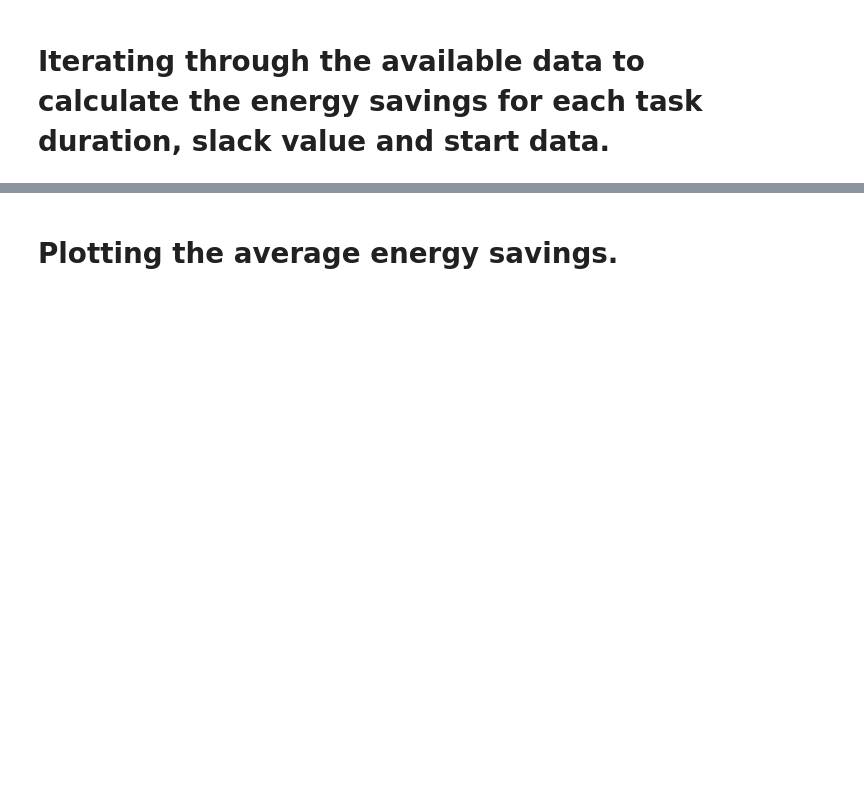
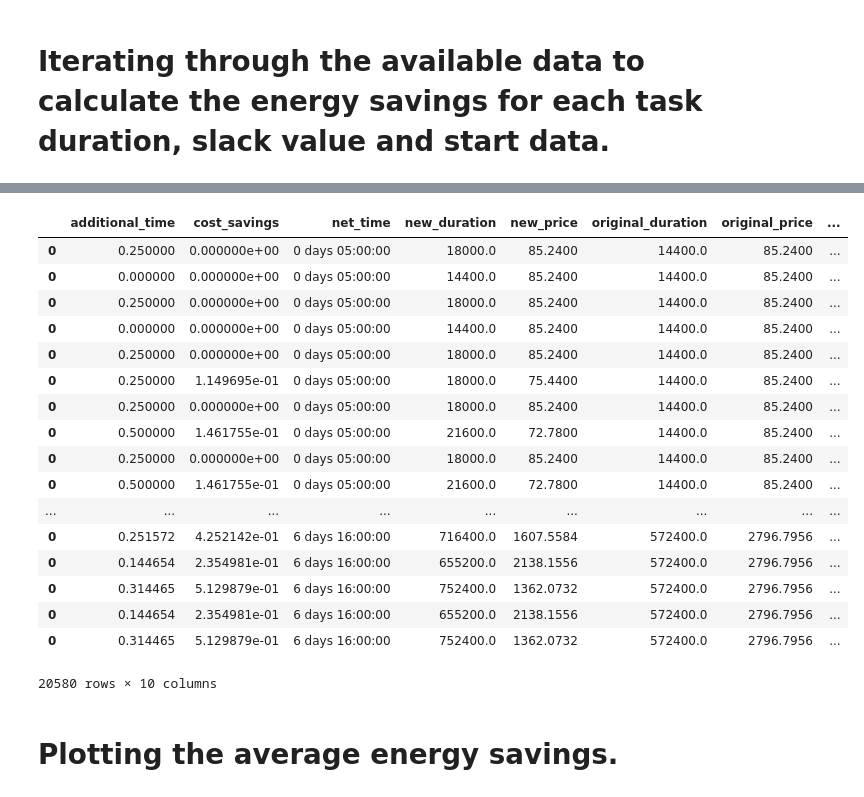
Before and after one commit to MBasalla/Principles-of-Green-Data-Science, a Jupyter notebook: Principle_3_1/principle_3_1.ipynb, the cells around one changed output, grey strips where cells are left out. Saved outputs shown, nothing was run; the diff lists cells and outputs as text; code cells hidden in the pictures; blank space fills up the shorter version.

```diff
--- a/Principle_3_1/principle_3_1.ipynb
+++ b/Principle_3_1/principle_3_1.ipynb
@@ -8,7 +8,7 @@ from Principle_3_1 import data
 # %% [markdown]
 # Loading the hourly energy data for germany in 2017
 # %%
-germany_2017 = data.load_data_germany2017("./Principle_3_1/data")
+germany_2017 = energyDataLoad.load_data_germany2017("data")
 
 germany_2017.head()
 # %% [output]
@@ -100,5 +100,5 @@ def average_scheduler(net_computing_time, slack, data, start_time, percentage=1)
 # %%
-def optimal_scheduler(net_computing_time, slack, data, start_time):
+def idealized_scheduler(net_computing_time, slack, data, start_time):
     """
     Calculates an ideal energy cost saving using slack, given the prices are known in advance.
         :param net_computing_time:  timedelta
@@ -135,7 +135,7 @@ net_computation_times = [timedelta(hours=5), timedelta(hours=10), timedelta(hour
 start_date = datetime(2017,1,1)
 # the last day of the test (in the current configuration of the data set and net_computation times,
 # December 24th 2017 is the latest possible date)
-end_data = datetime(2017, 12, 24)
+end_date = datetime(2017, 12, 24)
 
 # the rate at which to step forward after each evaluation (the smaller it is, the more samples are tested)
 time_skip = timedelta(days=1, hours=1)
@@ -145,36 +145,38 @@ time_skip = timedelta(days=1, hours=1)
 # empty pandas DataFrames to save the results in
 results = df({"scheduler":[],"start_date": [], "net_time": [], "slack": [], "cost_savings": [], "additional_time": [],
               "new_price": [], "new_duration": [], "original_price": [], "original_duration": []})
-# iterate until time window starts at teh end data.
-while start_date < datetime(2017, 12, 24):
-    # evaluate for all net compuataion times
+# iterate until time window starts at the end data.
+while start_date < end_date:
+    if start_date.day%16==0: print("Current date: ",start_date, ";  stop at ",end_date) #for progress monitoring
+    # evaluate for all net computation times
     for net_time in net_computation_times:
         # calculate the cost without slack as the baseline
-        p_fix, t_fix = optimal_scheduler(net_time, 0.0, germany_2017, start_date)
+        p_fix, t_fix = idealized_scheduler(net_time, 0.0, germany_2017, start_date)
         # evaluate for all slack values
         for slack in slacks:
             # run average scheduling scheme
             p_slack,t_slack = average_scheduler(net_time, slack, germany_2017, start_date, percentage = 1)
-            # compute additional comutation time in percent relatie to baseline
+            # compute additional computation time in percent relative to baseline
             add_time = (t_slack.total_seconds() - t_fix.total_seconds())/(t_fix.total_seconds())
-            # compute energy cost savings in percent relatie to baseline
+            # compute energy cost savings in percent relative to baseline
             saved_money = (p_fix - p_slack) / p_fix
             # add the results to the data frame
-            results = results.append(df({"scheduler":["AS"],"start_date": [start_date], "net_time": [net_time],
+            results = results.append(df({"scheduler":["AVS"],"start_date": [start_date], "net_time": [net_time],
                                          "slack": [slack], "cost_savings": [saved_money], "additional_time": [add_time],
                                          "new_price": [p_slack], "new_duration": [t_slack.total_seconds()],
                                          "original_price": [p_fix],"original_duration": [t_fix.total_seconds()]}))
             # run optimal scheduling scheme
-            p_slack,t_slack = optimal_scheduler(net_time, slack, germany_2017, start_date)
-            # compute additional comutation time in percent relatie to baseline
+            p_slack,t_slack = idealized_scheduler(net_time, slack, germany_2017, start_date)
+            # compute additional computation time in percent relative to baseline
             add_time = (t_slack.total_seconds() - t_fix.total_seconds())/(t_fix.total_seconds())
-            # compute energy cost savings in percent relatie to baseline
+            # compute energy cost savings in percent relative to baseline
             saved_money = (p_fix - p_slack) / p_fix
             # add the results to the data frame
-            results = results.append(df({"scheduler":["OS"],"start_date": [start_date], "net_time": [net_time],
+            results = results.append(df({"scheduler":["IDS"],"start_date": [start_date], "net_time": [net_time],
                                          "slack": [slack], "cost_savings": [saved_money], "additional_time": [add_time],
                                          "new_price": [p_slack], "new_duration": [t_slack.total_seconds()],
                                          "original_price": [p_fix],"original_duration": [t_fix.total_seconds()]}))
     # advance start time by pre-defined time skip
     start_date += time_skip
 results
+# %% [output]
@@ -180,0 +193,18 @@ results
+|  | additional_time | cost_savings | net_time | new_duration | new_price | original_duration | original_price | ... |
+| 0 | 0.250000 | 0.000000e+00 | 0 days 05:00:00 | 18000.0 | 85.2400 | 14400.0 | 85.2400 | ... |
+| 0 | 0.000000 | 0.000000e+00 | 0 days 05:00:00 | 14400.0 | 85.2400 | 14400.0 | 85.2400 | ... |
+| 0 | 0.250000 | 0.000000e+00 | 0 days 05:00:00 | 18000.0 | 85.2400 | 14400.0 | 85.2400 | ... |
+| 0 | 0.000000 | 0.000000e+00 | 0 days 05:00:00 | 14400.0 | 85.2400 | 14400.0 | 85.2400 | ... |
+| 0 | 0.250000 | 0.000000e+00 | 0 days 05:00:00 | 18000.0 | 85.2400 | 14400.0 | 85.2400 | ... |
+| 0 | 0.250000 | 1.149695e-01 | 0 days 05:00:00 | 18000.0 | 75.4400 | 14400.0 | 85.2400 | ... |
+| 0 | 0.250000 | 0.000000e+00 | 0 days 05:00:00 | 18000.0 | 85.2400 | 14400.0 | 85.2400 | ... |
+| 0 | 0.500000 | 1.461755e-01 | 0 days 05:00:00 | 21600.0 | 72.7800 | 14400.0 | 85.2400 | ... |
+| 0 | 0.250000 | 0.000000e+00 | 0 days 05:00:00 | 18000.0 | 85.2400 | 14400.0 | 85.2400 | ... |
+| 0 | 0.500000 | 1.461755e-01 | 0 days 05:00:00 | 21600.0 | 72.7800 | 14400.0 | 85.2400 | ... |
+| ... | ... | ... | ... | ... | ... | ... | ... | ... |
+| 0 | 0.251572 | 4.252142e-01 | 6 days 16:00:00 | 716400.0 | 1607.5584 | 572400.0 | 2796.7956 | ... |
+| 0 | 0.144654 | 2.354981e-01 | 6 days 16:00:00 | 655200.0 | 2138.1556 | 572400.0 | 2796.7956 | ... |
+| 0 | 0.314465 | 5.129879e-01 | 6 days 16:00:00 | 752400.0 | 1362.0732 | 572400.0 | 2796.7956 | ... |
+| 0 | 0.144654 | 2.354981e-01 | 6 days 16:00:00 | 655200.0 | 2138.1556 | 572400.0 | 2796.7956 | ... |
+| 0 | 0.314465 | 5.129879e-01 | 6 days 16:00:00 | 752400.0 | 1362.0732 | 572400.0 | 2796.7956 | ... |
+20580 rows × 10 columns
```
Also changed, not shown: parts of 14 cells of this notebook, 2 other files.
